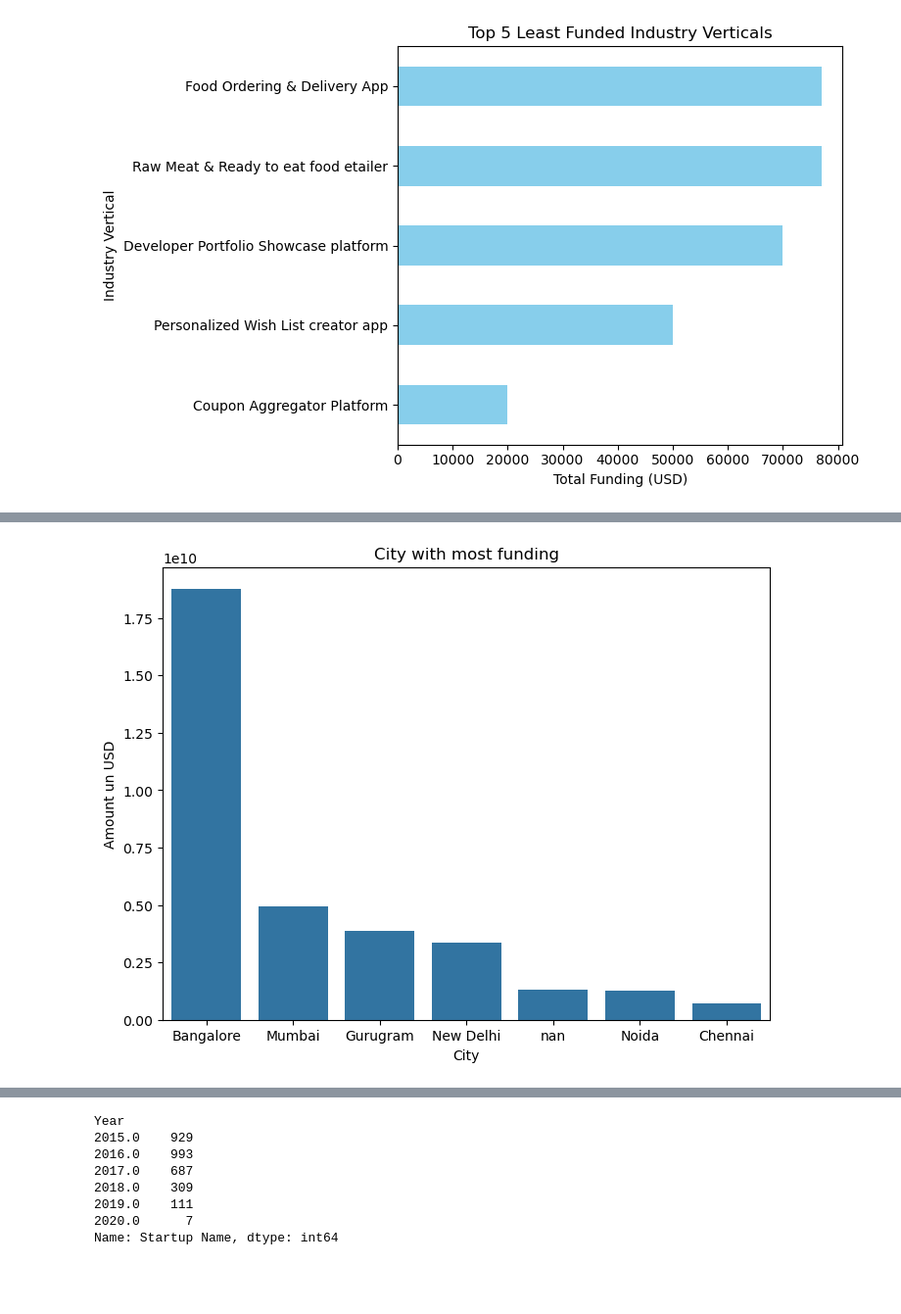
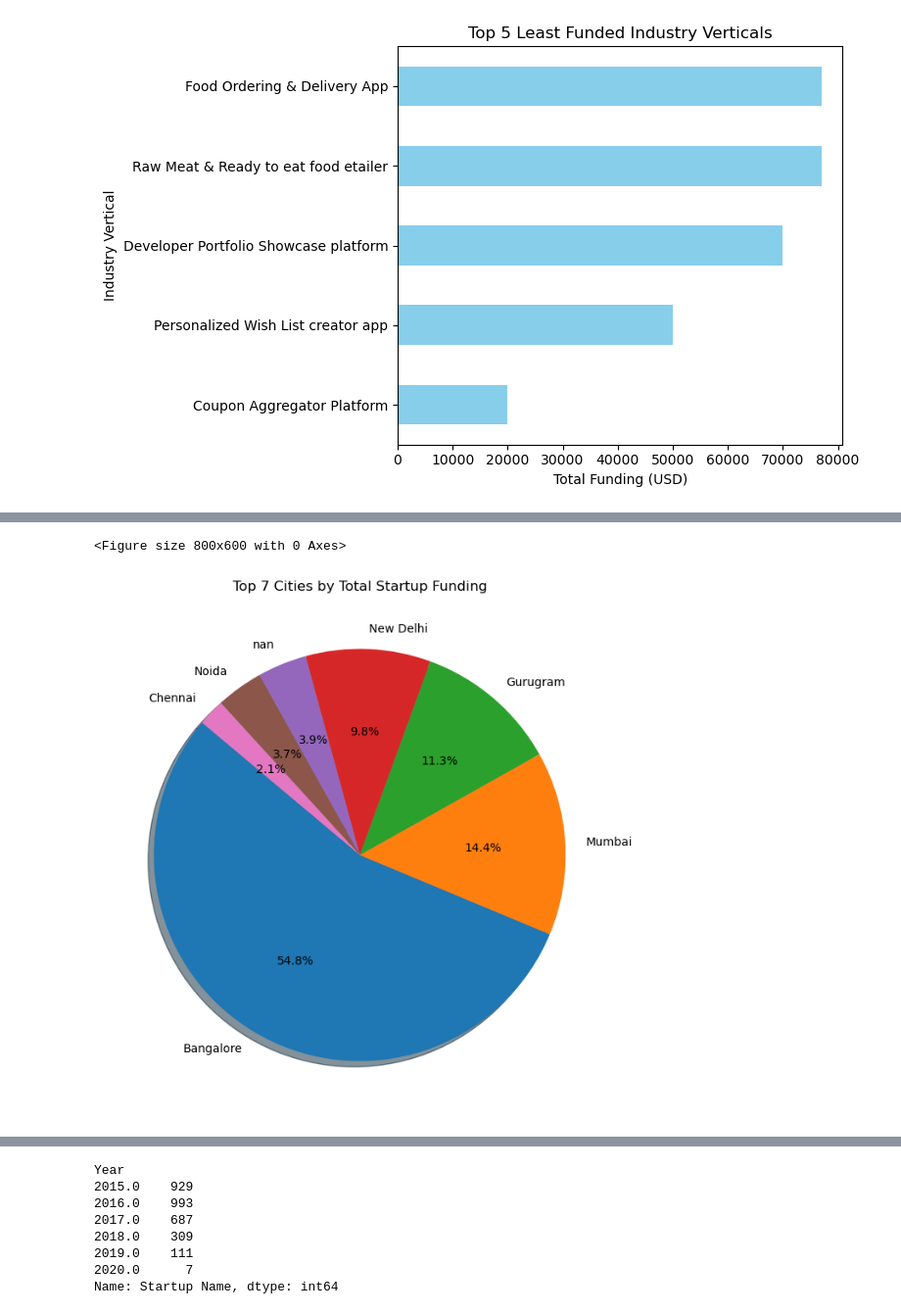
Before and after one commit to sidharth936/Python, a Jupyter notebook: StartUpFunding.ipynb, the cells around one changed output, grey strips where cells are left out. Shown: that part at 98% size. Drawn from its saved outputs; the diff is of its cells as text; code cells hidden in the pictures; blank space fills up the shorter version.

```diff
--- a/StartUpFunding.ipynb
+++ b/StartUpFunding.ipynb
@@ -540,13 +541,15 @@ plt.show()
 CityWiseFunding = df.groupby('City  Location')['Amount in USD'].sum().sort_values(ascending = False).head(7)
 # %%
 plt.figure(figsize =(8,6))
-sns.barplot(x = CityWiseFunding.index,  y= CityWiseFunding.values)
-plt.xlabel('City')
-plt.ylabel('Amount un USD')
-plt.title('City with most funding')
+plt.figure(figsize=(8,8))
+plt.pie(CityWiseFunding, labels=CityWiseFunding.index,
+        autopct='%1.1f%%', startangle=140, shadow=True)
+
+plt.title("Top 7 Cities by Total Startup Funding")
 plt.show()
 # %% [output]
+<Figure size 800x600 with 0 Axes>
-[figure, old version]
+[figure, new version]
 # %%
 df['Year'] = df['Date dd/mm/yyyy'].dt.year
 YearFunding = df.groupby('Year')['Amount in USD'].sum()
```
Also changed, not shown: parts of 11 cells of this notebook.
